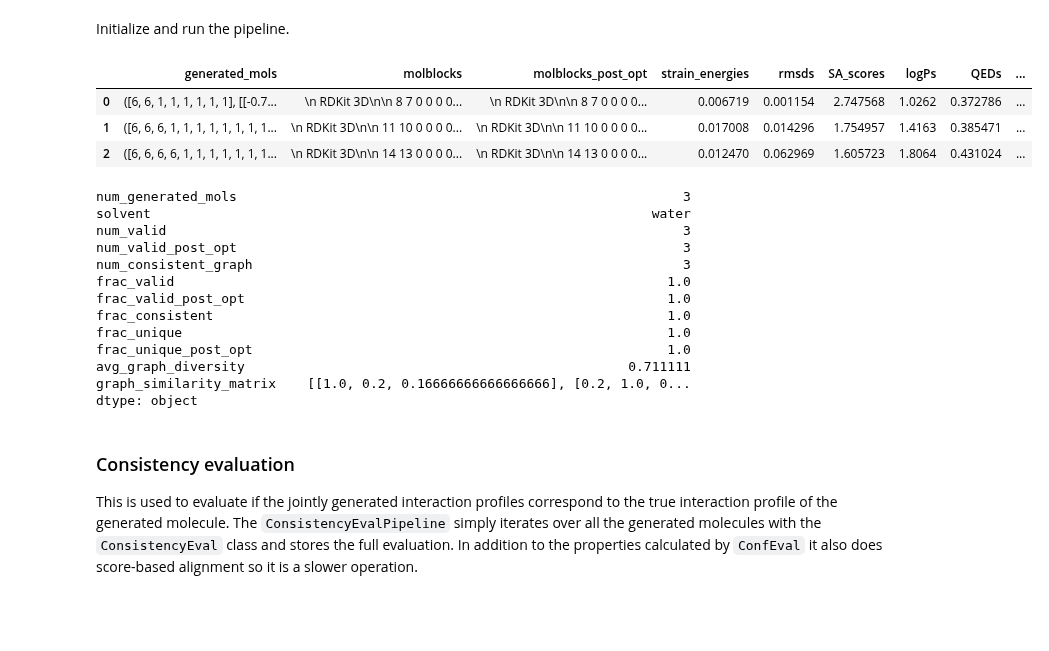
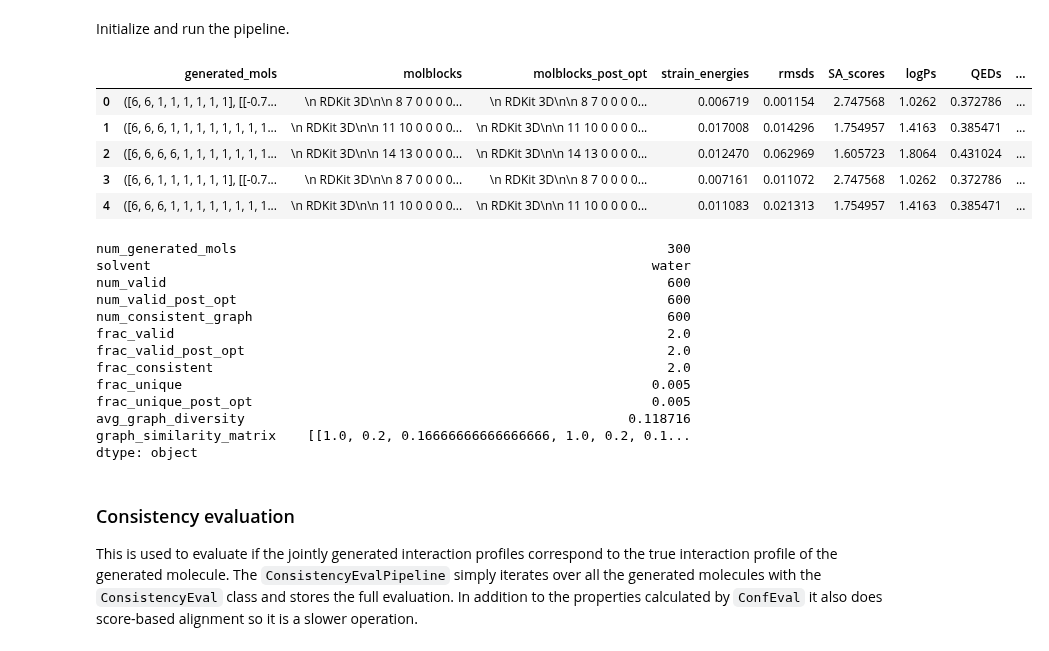
Before and after one commit to coleygroup/shepherd-score, a Jupyter notebook: examples/03_evaluation.ipynb, the cells around one changed output. Cells and saved outputs as stored; diff of their text form; code cells hidden in the pictures; blank space fills up the shorter version.

```diff
--- a/examples/03_evaluation.ipynb
+++ b/examples/03_evaluation.ipynb
@@ -59,7 +59,7 @@ The `UnconditionalEvalPipeline` simply iterates over all the generated molecules
 # %% [markdown]
 Let's generate a few test molecules and embed them with RDKit ETKDG. We prepare them for the necessary inputs: a list of tuples containing each the molecule's corresponding atoms' atomic numbers and positions as numpy arrays.
 # %%
-smiles_ls = ['CC', 'CCC', 'CCCC']
+smiles_ls = ['CC', 'CCC', 'CCCC']*100
 test_mols = [embed_conformer_from_smiles(smi, MMFF_optimize=False) for smi in smiles_ls]
 
 generated_mols = []
@@ -75,27 +78,29 @@ uncond_pipe.evaluate(verbose=True, num_processes=1, num_workers=3)
 # %%
 properties_df, global_attr = uncond_pipe.to_pandas()
 # %%
-global_attr
+global_attr.head()
 # %% [output]
 |  | generated_mols | molblocks | molblocks_post_opt | strain_energies | rmsds | SA_scores | logPs | QEDs | ... |
 | 0 | ([6, 6, 1, 1, 1, 1, 1, 1], [[-0.7... | \n RDKit 3D\n\n 8 7 0 0 0 0... | \n RDKit 3D\n\n 8 7 0 0 0 0... | 0.006719 | 0.001154 | 2.747568 | 1.0262 | 0.372786 | ... |
 | 1 | ([6, 6, 6, 1, 1, 1, 1, 1, 1, 1, 1... | \n RDKit 3D\n\n 11 10 0 0 0 0... | \n RDKit 3D\n\n 11 10 0 0 0 0... | 0.017008 | 0.014296 | 1.754957 | 1.4163 | 0.385471 | ... |
 | 2 | ([6, 6, 6, 6, 1, 1, 1, 1, 1, 1, 1... | \n RDKit 3D\n\n 14 13 0 0 0 0... | \n RDKit 3D\n\n 14 13 0 0 0 0... | 0.012470 | 0.062969 | 1.605723 | 1.8064 | 0.431024 | ... |
+| 3 | ([6, 6, 1, 1, 1, 1, 1, 1], [[-0.7... | \n RDKit 3D\n\n 8 7 0 0 0 0... | \n RDKit 3D\n\n 8 7 0 0 0 0... | 0.007161 | 0.011072 | 2.747568 | 1.0262 | 0.372786 | ... |
+| 4 | ([6, 6, 6, 1, 1, 1, 1, 1, 1, 1, 1... | \n RDKit 3D\n\n 11 10 0 0 0 0... | \n RDKit 3D\n\n 11 10 0 0 0 0... | 0.011083 | 0.021313 | 1.754957 | 1.4163 | 0.385471 | ... |
 # %%
 properties_df
 # %% [output]
-num_generated_mols                                                         3
+num_generated_mols                                                       300
 solvent                                                                water
-num_valid                                                                  3
-num_valid_post_opt                                                         3
-num_consistent_graph                                                       3
-frac_valid                                                               1.0
-frac_valid_post_opt                                                      1.0
-frac_consistent                                                          1.0
-frac_unique                                                              1.0
-frac_unique_post_opt                                                     1.0
-avg_graph_diversity                                                 0.711111
-graph_similarity_matrix    [[1.0, 0.2, 0.16666666666666666], [0.2, 1.0, 0...
+num_valid                                                                600
+num_valid_post_opt                                                       600
+num_consistent_graph                                                     600
+frac_valid                                                               2.0
+frac_valid_post_opt                                                      2.0
+frac_consistent                                                          2.0
+frac_unique                                                            0.005
+frac_unique_post_opt                                                   0.005
+avg_graph_diversity                                                 0.118716
+graph_similarity_matrix    [[1.0, 0.2, 0.16666666666666666, 1.0, 0.2, 0.1...
 dtype: object
 # %% [markdown]
 ### Consistency evaluation
```
Also changed, not shown: parts of 13 cells of this notebook, 3 other files.
